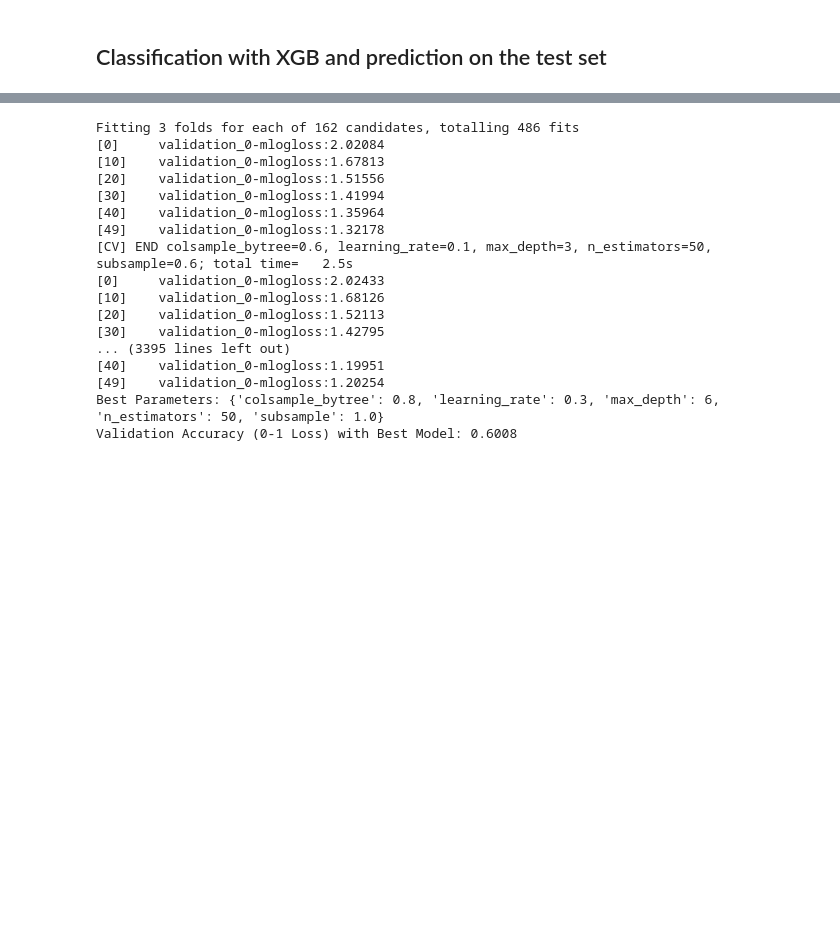
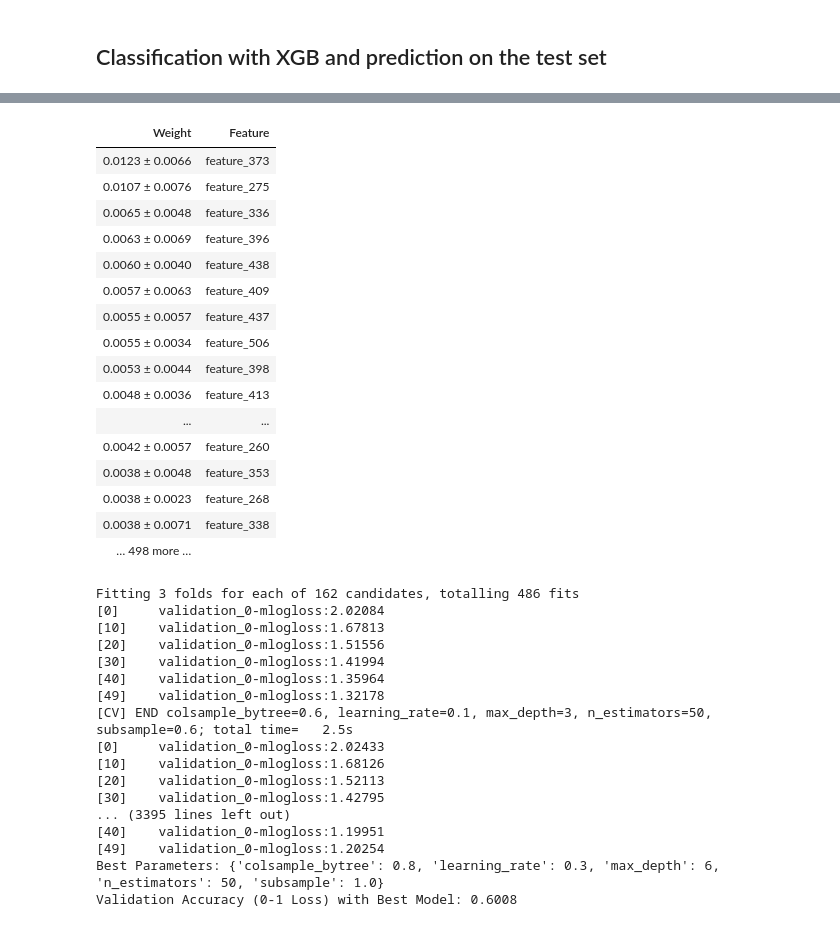
Before and after one commit to haochu-liu/SML_practical, a Jupyter notebook: XGBooster.ipynb, the cells around one changed output, grey strips where cells are left out. Drawn from its saved outputs; the diff is of its cells as text; code cells hidden in the pictures; blank space fills up the shorter version.

```diff
--- a/XGBooster.ipynb
+++ b/XGBooster.ipynb
@@ -128,0 +150,6 @@ Accuracy of XGB on the training set:  0.6158333333333333
+# %%
+import eli5
+from eli5.sklearn import PermutationImportance
+
+perm = PermutationImportance(estimator=model)
+perm.fit(X_val, y_val)
@@ -129,3 +174,27 @@ Accuracy of XGB on the training set:  0.6158333333333333
+# %%
+# If X_train is a NumPy array, get feature names from a separate list
+feature_names = ["feature_{}".format(i) for i in range(X_val.shape[1])]
+
+# Show feature importances using eli5
+eli5.show_weights(estimator=perm, feature_names=feature_names)
+# %% [output]
+| Weight | Feature |
+| 0.0123 ± 0.0066 | feature_373 |
+| 0.0107 ± 0.0076 | feature_275 |
+| 0.0065 ± 0.0048 | feature_336 |
+| 0.0063 ± 0.0069 | feature_396 |
+| 0.0060 ± 0.0040 | feature_438 |
+| 0.0057 ± 0.0063 | feature_409 |
+| 0.0055 ± 0.0057 | feature_437 |
+| 0.0055 ± 0.0034 | feature_506 |
+| 0.0053 ± 0.0044 | feature_398 |
+| 0.0048 ± 0.0036 | feature_413 |
+| ... | ... |
+| 0.0042 ± 0.0057 | feature_260 |
+| 0.0038 ± 0.0048 | feature_353 |
+| 0.0038 ± 0.0023 | feature_268 |
+| 0.0038 ± 0.0071 | feature_338 |
+| … 498 more … |  |
 # %%
 # Define the XGBoost model
 model = XGBClassifier(
```
Also changed, not shown: parts of 4 cells of this notebook.
